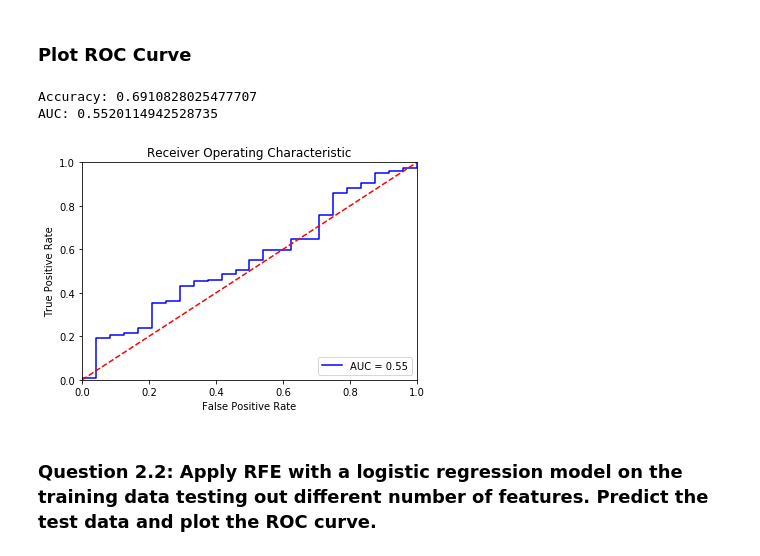
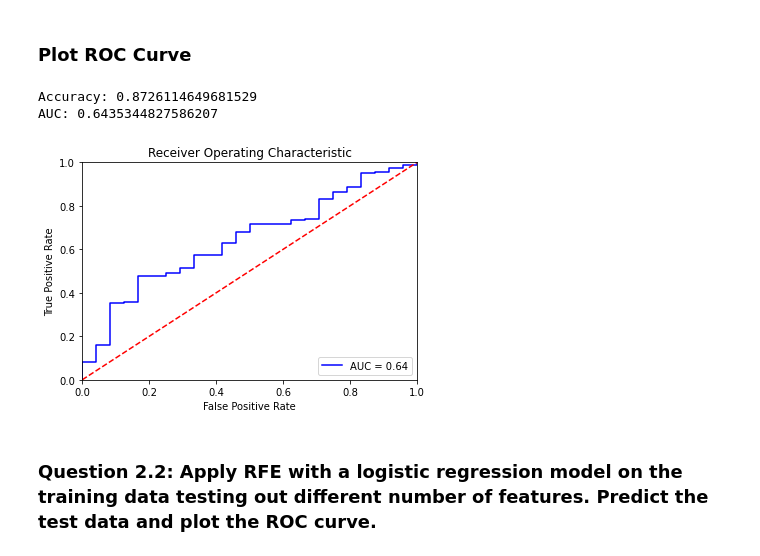
Before and after one commit to rodolfolermacontreras/ML_1_Assignment_6, a Jupyter notebook: Mlearn510-Lesson_6-Rodolfo_Lerma.ipynb, the cells around one changed output. Drawn from its saved outputs; the diff is of its cells as text; code cells hidden in the pictures.

```diff
--- a/Mlearn510-Lesson_6-Rodolfo_Lerma.ipynb
+++ b/Mlearn510-Lesson_6-Rodolfo_Lerma.ipynb
@@ -241,6 +235,6 @@ X_train, X_test, y_train, y_test = train_test_split(features, target, test_size=
 # %%
 from sklearn.linear_model import LogisticRegression
 
-lr = LogisticRegression(class_weight = 'balanced', solver = 'saga', max_iter = 10000)
+lr = LogisticRegression(solver='lbfgs', max_iter= 10000, random_state=5)
 lr.fit(X_train, y_train)
 # %% [output]
@@ -248,39 +249,42 @@ LogisticRegression(class_weight='balanced', max_iter=10000, solver='saga')
 # %% [markdown]
 ### Plot ROC Curve
 # %%
-import matplotlib.pyplot as plt
 import sklearn.metrics
 from sklearn import preprocessing, metrics
 from sklearn.metrics import accuracy_score, confusion_matrix, classification_report, roc_curve, roc_auc_score
 %matplotlib inline
 
-y_pred = lr.predict(X_test)
+def performance_values(X_test, y_test, lr):
+    y_pred = lr.predict(X_test)
+    lr_acc = accuracy_score(y_test, y_pred)
+    probs = lr.predict_proba(X_test)
+    preds = probs[:,1]
+    fpr, tpr, threshold = metrics.roc_curve(y_test, preds)
+    roc_auc = metrics.roc_auc_score(y_test, preds)
+    return (fpr, tpr, lr_acc, roc_auc)
 
-# calculate the fpr and tpr for all thresholds of the classification
-lr_acc = accuracy_score(y_test, y_pred)
+fpr, tpr, lr_acc, roc_auc = performance_values(X_test, y_test, lr)
 
-# calculate the fpr and tpr for all thresholds of the classification
-probs = lr.predict_proba(X_test)
-preds = probs[:,1]
-fpr, tpr, threshold = metrics.roc_curve(y_test, preds)
-roc_auc = metrics.roc_auc_score(y_test, preds)
 print("Accuracy: {}".format(lr_acc))
 print("AUC: {}".format(roc_auc))
 
 # Plot the ROC curve
-plt.title('Receiver Operating Characteristic')
-plt.plot(fpr, tpr, 'b', label = 'AUC = %0.2f' % roc_auc)
-plt.legend(loc = 'lower right')
-plt.plot([0, 1], [0, 1],'r--')
-plt.xlim([0, 1])
-plt.ylim([0, 1])
-plt.ylabel('True Positive Rate')
-plt.xlabel('False Positive Rate')
-plt.show()
+def ROC_curve(fpr,tpr,roc_auc):
+    plt.title('Receiver Operating Characteristic')
+    plt.plot(fpr, tpr, 'b', label = 'AUC = %0.2f' % roc_auc)
+    plt.legend(loc = 'lower right')
+    plt.plot([0, 1], [0, 1],'r--')
+    plt.xlim([0, 1])
+    plt.ylim([0, 1])
+    plt.ylabel('True Positive Rate')
+    plt.xlabel('False Positive Rate')
+    plt.show()
+
+ROC_curve(fpr,tpr,roc_auc)
 # %% [output]
-Accuracy: 0.6910828025477707
-AUC: 0.5520114942528735
+Accuracy: 0.8726114649681529
+AUC: 0.6435344827586207
-[figure, old version]
+[figure, new version]
 # %% [markdown]
 ### Question 2.2: Apply RFE with a logistic regression model on the training data testing out different number of features. Predict the test data and plot the ROC curve.
 # %% [markdown]
```
Also changed, not shown: parts of 27 cells of this notebook.
